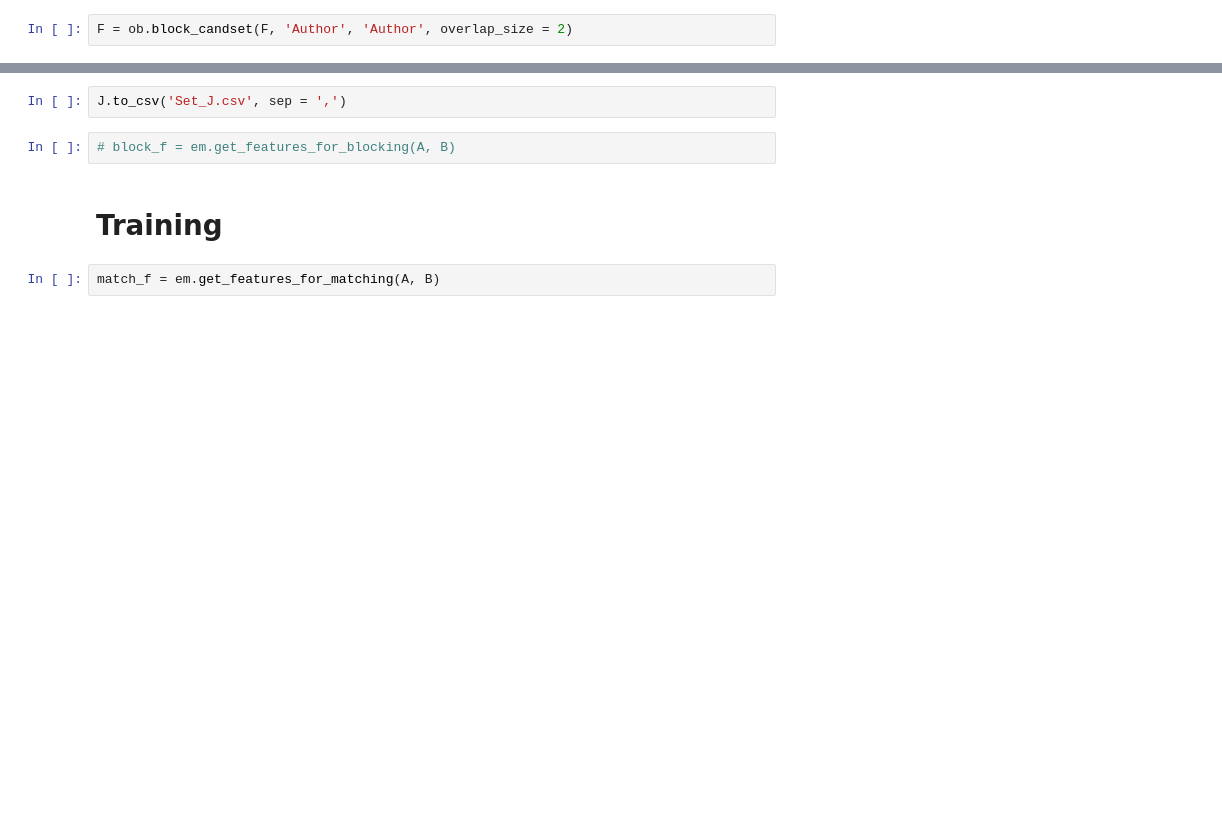
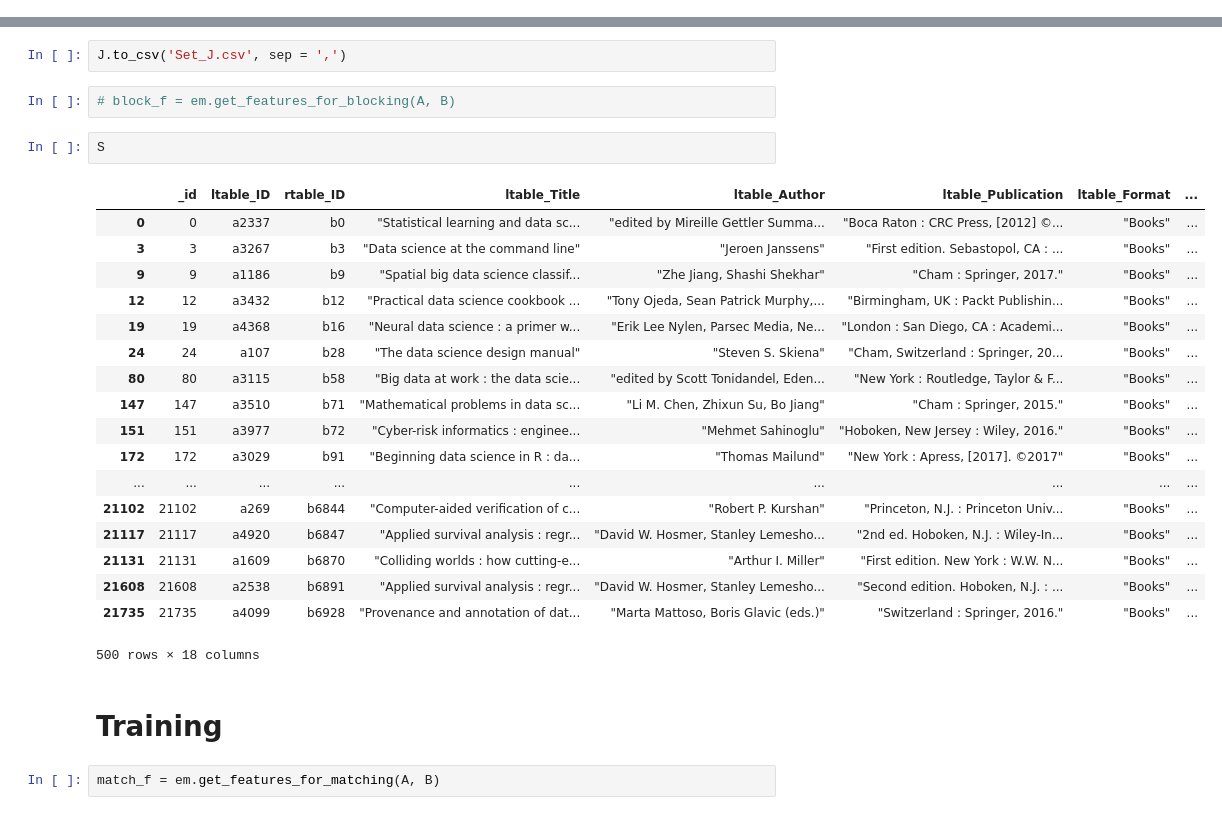
Before and after one commit to iphyer/CS839_DataScience_ClassProject, a Jupyter notebook: stage3/code/blocker.ipynb, the cells around one changed output, grey strips where cells are left out. Drawn from its saved outputs; the diff is of its cells as text; blank space fills up the shorter version.

```diff
--- a/stage3/code/blocker.ipynb
+++ b/stage3/code/blocker.ipynb
@@ -74,5 +97,3 @@ F = ob.block_candset(E, 'Publication', 'Publication', overlap_size = 1)
 # %% [output]
 0% [##############################] 100% | ETA: 00:00:00
 Total time elapsed: 00:00:00
-# %%
-F = ob.block_candset(F, 'Author', 'Author', overlap_size = 2)
@@ -111,6 +169,27 @@ I.to_csv('Set_I.csv', sep = ',')
 J.to_csv('Set_J.csv', sep = ',')
 # %%
 # block_f = em.get_features_for_blocking(A, B)
+# %%
+S
+# %% [output]
+|  | _id | ltable_ID | rtable_ID | ltable_Title | ltable_Author | ltable_Publication | ltable_Format | ... |
+| 0 | 0 | a2337 | b0 | "Statistical learning and data sc... | "edited by Mireille Gettler Summa... | "Boca Raton : CRC Press, [2012] ©... | "Books" | ... |
+| 3 | 3 | a3267 | b3 | "Data science at the command line" | "Jeroen Janssens" | "First edition. Sebastopol, CA : ... | "Books" | ... |
+| 9 | 9 | a1186 | b9 | "Spatial big data science classif... | "Zhe Jiang, Shashi Shekhar" | "Cham : Springer, 2017." | "Books" | ... |
+| 12 | 12 | a3432 | b12 | "Practical data science cookbook ... | "Tony Ojeda, Sean Patrick Murphy,... | "Birmingham, UK : Packt Publishin... | "Books" | ... |
+| 19 | 19 | a4368 | b16 | "Neural data science : a primer w... | "Erik Lee Nylen, Parsec Media, Ne... | "London : San Diego, CA : Academi... | "Books" | ... |
+| 24 | 24 | a107 | b28 | "The data science design manual" | "Steven S. Skiena" | "Cham, Switzerland : Springer, 20... | "Books" | ... |
+| 80 | 80 | a3115 | b58 | "Big data at work : the data scie... | "edited by Scott Tonidandel, Eden... | "New York : Routledge, Taylor & F... | "Books" | ... |
+| 147 | 147 | a3510 | b71 | "Mathematical problems in data sc... | "Li M. Chen, Zhixun Su, Bo Jiang" | "Cham : Springer, 2015." | "Books" | ... |
+| 151 | 151 | a3977 | b72 | "Cyber-risk informatics : enginee... | "Mehmet Sahinoglu" | "Hoboken, New Jersey : Wiley, 2016." | "Books" | ... |
+| 172 | 172 | a3029 | b91 | "Beginning data science in R : da... | "Thomas Mailund" | "New York : Apress, [2017]. ©2017" | "Books" | ... |
+| ... | ... | ... | ... | ... | ... | ... | ... | ... |
+| 21102 | 21102 | a269 | b6844 | "Computer-aided verification of c... | "Robert P. Kurshan" | "Princeton, N.J. : Princeton Univ... | "Books" | ... |
+| 21117 | 21117 | a4920 | b6847 | "Applied survival analysis : regr... | "David W. Hosmer, Stanley Lemesho... | "2nd ed. Hoboken, N.J. : Wiley-In... | "Books" | ... |
+| 21131 | 21131 | a1609 | b6870 | "Colliding worlds : how cutting-e... | "Arthur I. Miller" | "First edition. New York : W.W. N... | "Books" | ... |
+| 21608 | 21608 | a2538 | b6891 | "Applied survival analysis : regr... | "David W. Hosmer, Stanley Lemesho... | "Second edition. Hoboken, N.J. : ... | "Books" | ... |
+| 21735 | 21735 | a4099 | b6928 | "Provenance and annotation of dat... | "Marta Mattoso, Boris Glavic (eds.)" | "Switzerland : Springer, 2016." | "Books" | ... |
+500 rows × 18 columns
 # %% [markdown]
 # Training
 # %%
```
Also changed, not shown: parts of 32 cells of this notebook.
